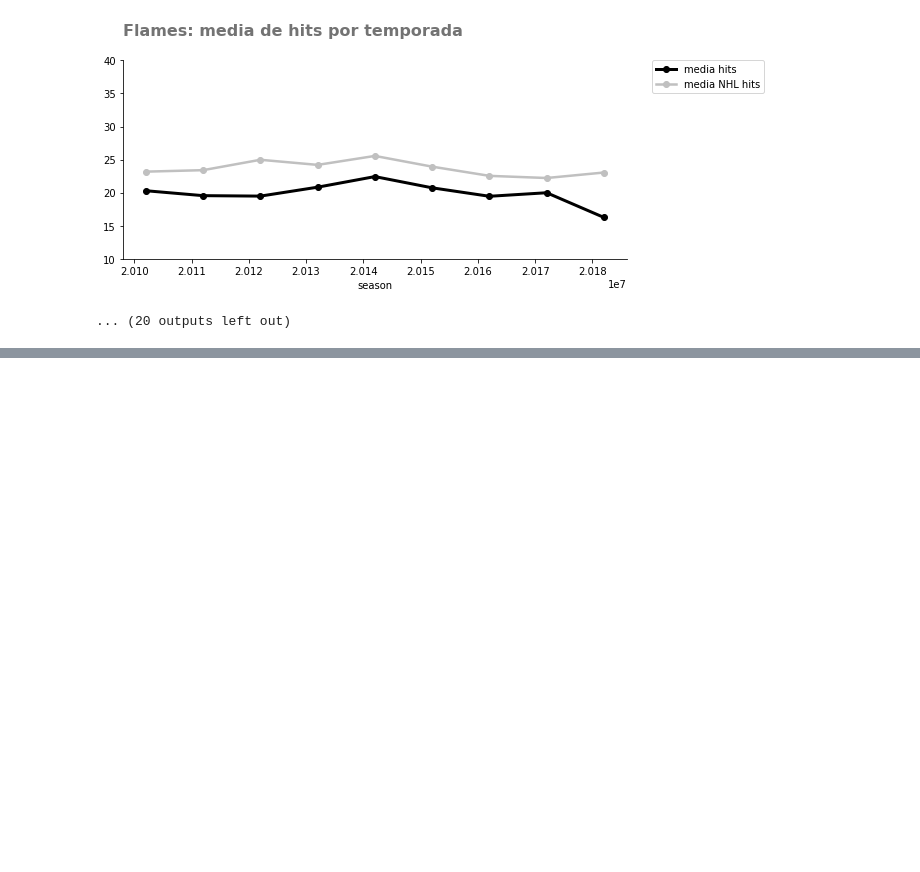
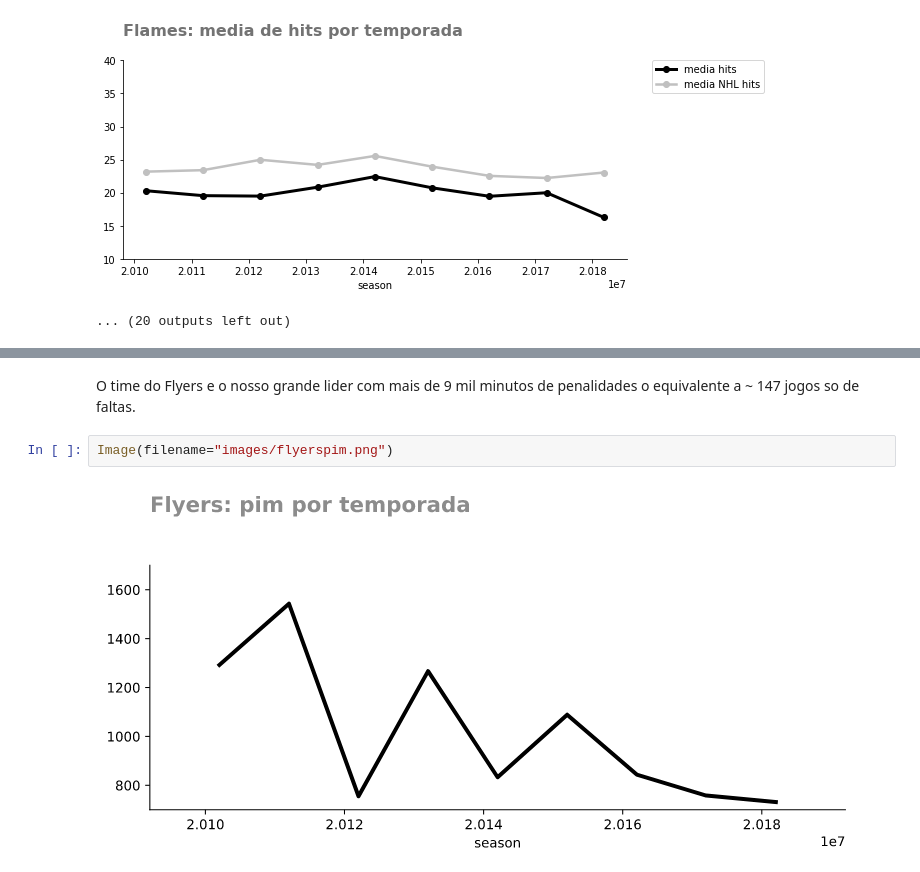
Before and after one commit to DanOakStats/NHL, a Jupyter notebook: eda_data_codeless.ipynb, the cells around one changed output, grey strips where cells are left out. Saved outputs shown, nothing was run; the diff lists cells and outputs as text; blank space fills up the shorter version.

```diff
--- a/eda_data_codeless.ipynb
+++ b/eda_data_codeless.ipynb
@@ -509,0 +436,6 @@ plt.tight_layout()
+# %% [markdown]
+O time do Flyers e o nosso grande lider com mais de 9 mil minutos de penalidades o equivalente a ~ 147 jogos so de faltas.
+# %%
+Image(filename="images/flyerspim.png")
+# %% [output]
+[figure, added]
```
Also changed, not shown: parts of 20 cells of this notebook.
